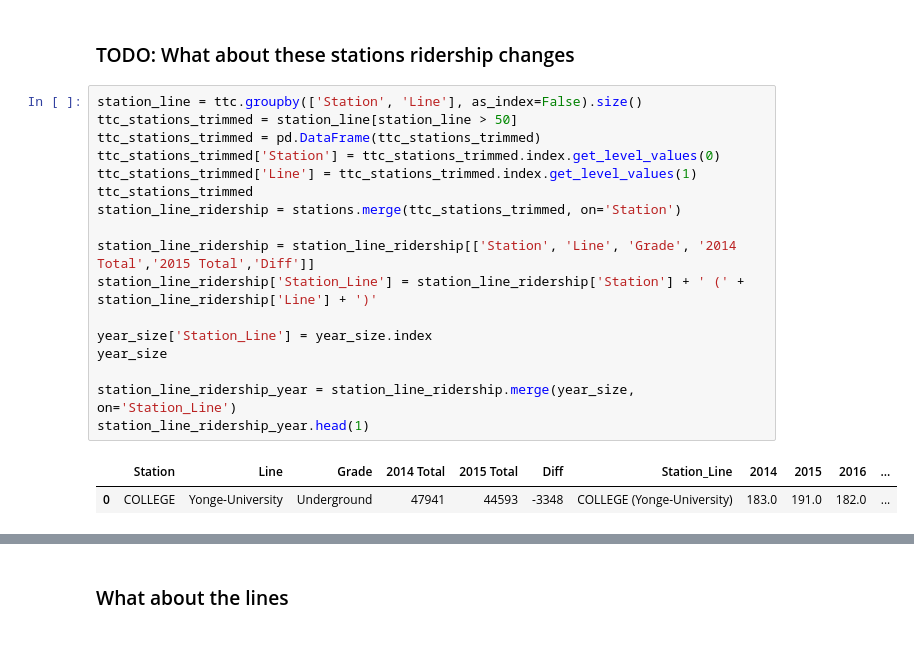
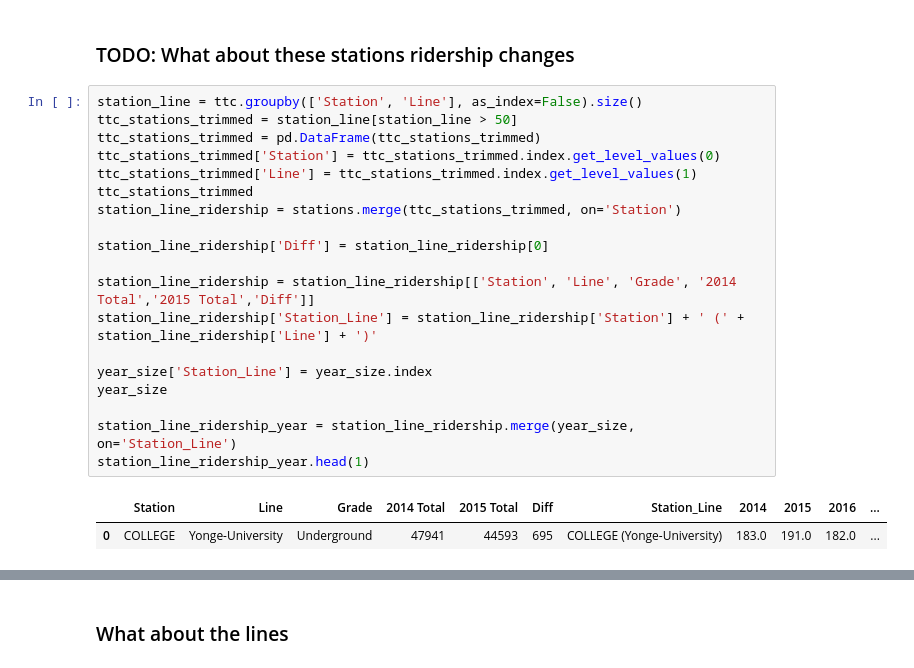
Before and after one commit to cllopes/scs-3250-tcc, a Jupyter notebook: Cindy/3_Stations.ipynb, the cells around one changed output, grey strips where cells are left out. Drawn from its saved outputs; the diff is of its cells as text.

```diff
--- a/Cindy/3_Stations.ipynb
+++ b/Cindy/3_Stations.ipynb
@@ -296,20 +294,22 @@ plt.show()
 # %%
 station_line = ttc.groupby(['Station', 'Line'], as_index=False).size()
 ttc_stations_trimmed = station_line[station_line > 50]
 ttc_stations_trimmed = pd.DataFrame(ttc_stations_trimmed)
 ttc_stations_trimmed['Station'] = ttc_stations_trimmed.index.get_level_values(0)
 ttc_stations_trimmed['Line'] = ttc_stations_trimmed.index.get_level_values(1)
 ttc_stations_trimmed
 station_line_ridership = stations.merge(ttc_stations_trimmed, on='Station')
 
+station_line_ridership['Diff'] = station_line_ridership[0]
+
 station_line_ridership = station_line_ridership[['Station', 'Line', 'Grade', '2014 Total','2015 Total','Diff']]
 station_line_ridership['Station_Line'] = station_line_ridership['Station'] + ' (' + station_line_ridership['Line'] + ')'
 
 year_size['Station_Line'] = year_size.index
 year_size
 
 station_line_ridership_year = station_line_ridership.merge(year_size, on='Station_Line')
 station_line_ridership_year.head(1)
 # %% [output]
 |  | Station | Line | Grade | 2014 Total | 2015 Total | Diff | Station_Line | 2014 | 2015 | 2016 | ... |
-| 0 | COLLEGE | Yonge-University | Underground | 47941 | 44593 | -3348 | COLLEGE (Yonge-University) | 183.0 | 191.0 | 182.0 | ... |
+| 0 | COLLEGE | Yonge-University | Underground | 47941 | 44593 | 695 | COLLEGE (Yonge-University) | 183.0 | 191.0 | 182.0 | ... |
```
Also changed, not shown: parts of 34 cells of this notebook, 2 other files.
